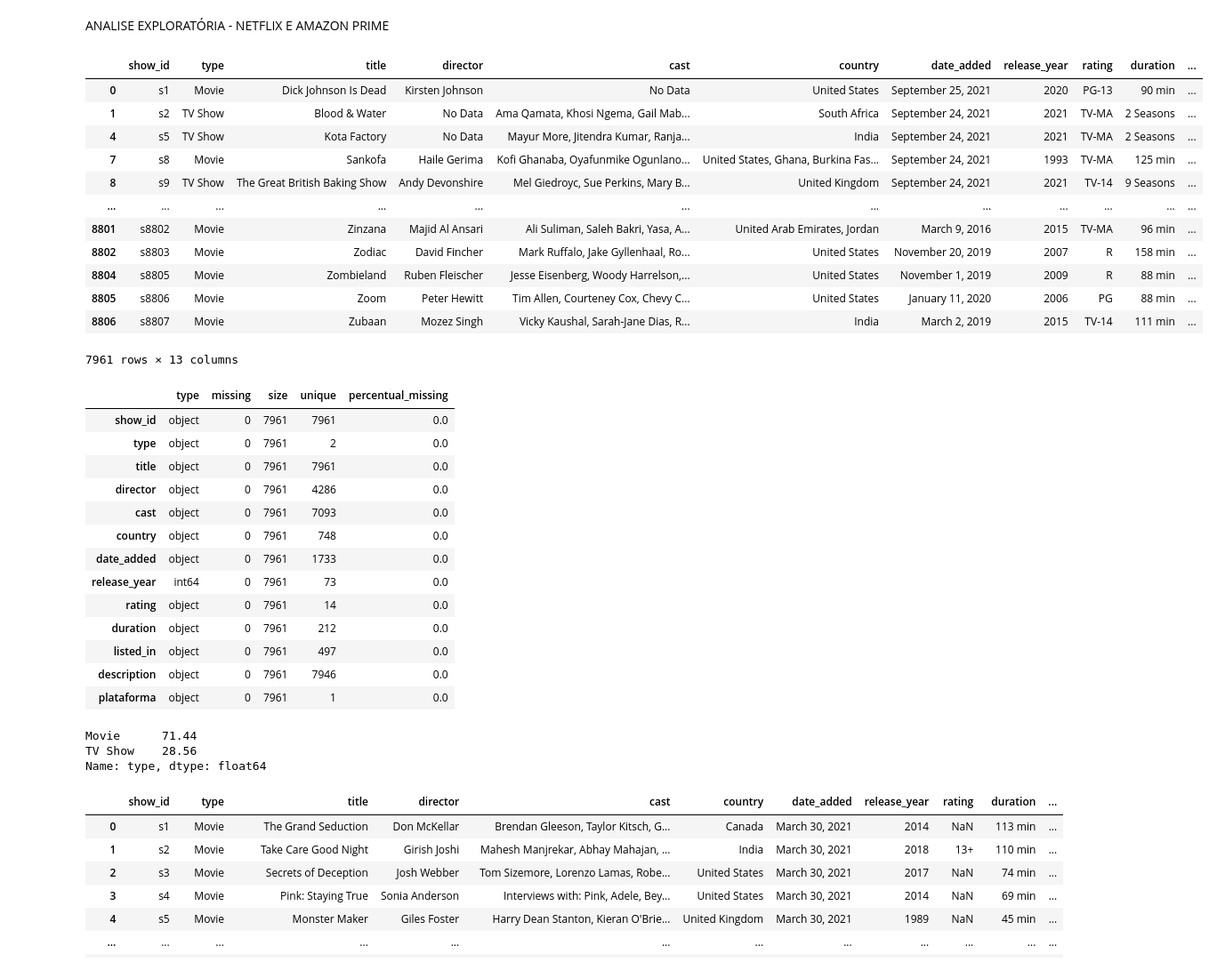
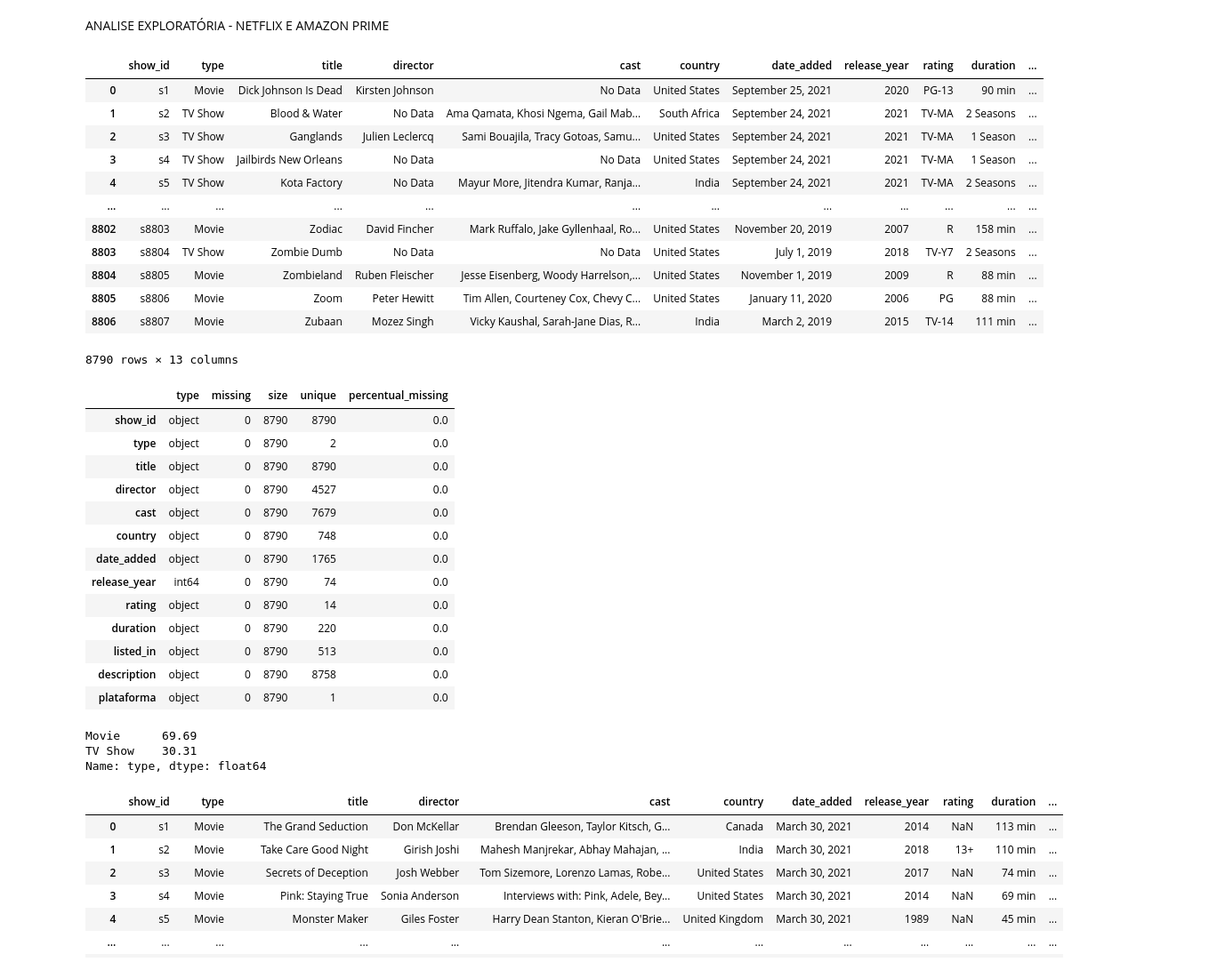
Before and after one commit to maisonhenrique/DataChallenge, a Jupyter notebook: AnaliseExploratoria.ipynb, the cells around one changed output. Shown at 89% size. Cells and saved outputs as stored; diff of their text form; code cells hidden in the pictures.

```diff
--- a/AnaliseExploratoria.ipynb
+++ b/AnaliseExploratoria.ipynb
@@ -36,31 +37,31 @@ df_netflix = pd.read_csv('netflix_titles.csv', sep=',')
 df_netflix['plataforma'] = 'Netflix'
 # %%
 # Substituindo valores no dataset - Netflix
-#df_netflix['country'] = df_netflix['country'].fillna(df_netflix['country'].mode()[0])
+df_netflix['country'] = df_netflix['country'].fillna(df_netflix['country'].mode()[0])
 
 df_netflix['cast'].replace(np.nan, 'No Data',inplace  = True)
 df_netflix['director'].replace(np.nan, 'No Data',inplace  = True)
 
 # Drops
 df_netflix.dropna(inplace=True)
 
 # Drop Duplicates
 df_netflix = df_netflix.drop_duplicates(["title"])
 df_netflix
 # %% [output]
 |  | show_id | type | title | director | cast | country | date_added | release_year | rating | duration | ... |
 | 0 | s1 | Movie | Dick Johnson Is Dead | Kirsten Johnson | No Data | United States | September 25, 2021 | 2020 | PG-13 | 90 min | ... |
 | 1 | s2 | TV Show | Blood & Water | No Data | Ama Qamata, Khosi Ngema, Gail Mab... | South Africa | September 24, 2021 | 2021 | TV-MA | 2 Seasons | ... |
+| 2 | s3 | TV Show | Ganglands | Julien Leclercq | Sami Bouajila, Tracy Gotoas, Samu... | United States | September 24, 2021 | 2021 | TV-MA | 1 Season | ... |
+| 3 | s4 | TV Show | Jailbirds New Orleans | No Data | No Data | United States | September 24, 2021 | 2021 | TV-MA | 1 Season | ... |
 | 4 | s5 | TV Show | Kota Factory | No Data | Mayur More, Jitendra Kumar, Ranja... | India | September 24, 2021 | 2021 | TV-MA | 2 Seasons | ... |
-| 7 | s8 | Movie | Sankofa | Haile Gerima | Kofi Ghanaba, Oyafunmike Ogunlano... | United States, Ghana, Burkina Fas... | September 24, 2021 | 1993 | TV-MA | 125 min | ... |
-| 8 | s9 | TV Show | The Great British Baking Show | Andy Devonshire | Mel Giedroyc, Sue Perkins, Mary B... | United Kingdom | September 24, 2021 | 2021 | TV-14 | 9 Seasons | ... |
 | ... | ... | ... | ... | ... | ... | ... | ... | ... | ... | ... | ... |
-| 8801 | s8802 | Movie | Zinzana | Majid Al Ansari | Ali Suliman, Saleh Bakri, Yasa, A... | United Arab Emirates, Jordan | March 9, 2016 | 2015 | TV-MA | 96 min | ... |
 | 8802 | s8803 | Movie | Zodiac | David Fincher | Mark Ruffalo, Jake Gyllenhaal, Ro... | United States | November 20, 2019 | 2007 | R | 158 min | ... |
+| 8803 | s8804 | TV Show | Zombie Dumb | No Data | No Data | United States | July 1, 2019 | 2018 | TV-Y7 | 2 Seasons | ... |
 | 8804 | s8805 | Movie | Zombieland | Ruben Fleischer | Jesse Eisenberg, Woody Harrelson,... | United States | November 1, 2019 | 2009 | R | 88 min | ... |
 | 8805 | s8806 | Movie | Zoom | Peter Hewitt | Tim Allen, Courteney Cox, Chevy C... | United States | January 11, 2020 | 2006 | PG | 88 min | ... |
 | 8806 | s8807 | Movie | Zubaan | Mozez Singh | Vicky Kaushal, Sarah-Jane Dias, R... | India | March 2, 2019 | 2015 | TV-14 | 111 min | ... |
-7961 rows × 13 columns
+8790 rows × 13 columns
 # %%
 # Verificação do dataset Netflix
 check_df = pd.DataFrame({
@@ -72,26 +73,26 @@ check_df['percentual_missing'] = round(check_df['missing'] / check_df['size'], 2
 check_df
 # %% [output]
 |  | type | missing | size | unique | percentual_missing |
-| show_id | object | 0 | 7961 | 7961 | 0.0 |
-| type | object | 0 | 7961 | 2 | 0.0 |
-| title | object | 0 | 7961 | 7961 | 0.0 |
-| director | object | 0 | 7961 | 4286 | 0.0 |
-| cast | object | 0 | 7961 | 7093 | 0.0 |
-| country | object | 0 | 7961 | 748 | 0.0 |
-| date_added | object | 0 | 7961 | 1733 | 0.0 |
-| release_year | int64 | 0 | 7961 | 73 | 0.0 |
-| rating | object | 0 | 7961 | 14 | 0.0 |
-| duration | object | 0 | 7961 | 212 | 0.0 |
-| listed_in | object | 0 | 7961 | 497 | 0.0 |
-| description | object | 0 | 7961 | 7946 | 0.0 |
-| plataforma | object | 0 | 7961 | 1 | 0.0 |
+| show_id | object | 0 | 8790 | 8790 | 0.0 |
+| type | object | 0 | 8790 | 2 | 0.0 |
+| title | object | 0 | 8790 | 8790 | 0.0 |
+| director | object | 0 | 8790 | 4527 | 0.0 |
+| cast | object | 0 | 8790 | 7679 | 0.0 |
+| country | object | 0 | 8790 | 748 | 0.0 |
+| date_added | object | 0 | 8790 | 1765 | 0.0 |
+| release_year | int64 | 0 | 8790 | 74 | 0.0 |
+| rating | object | 0 | 8790 | 14 | 0.0 |
+| duration | object | 0 | 8790 | 220 | 0.0 |
+| listed_in | object | 0 | 8790 | 513 | 0.0 |
+| description | object | 0 | 8790 | 8758 | 0.0 |
+| plataforma | object | 0 | 8790 | 1 | 0.0 |
 # %%
 # Porcentagem no dataset Netflix
 percent = df_netflix["type"].value_counts(normalize=True)*100
 percent.round(2)
 # %% [output]
-Movie      71.44
-TV Show    28.56
+Movie      69.69
+TV Show    30.31
 Name: type, dtype: float64
 # %%
 # Base de Dados - Amazon Prime
```
Also changed, not shown: parts of 17 cells of this notebook.
